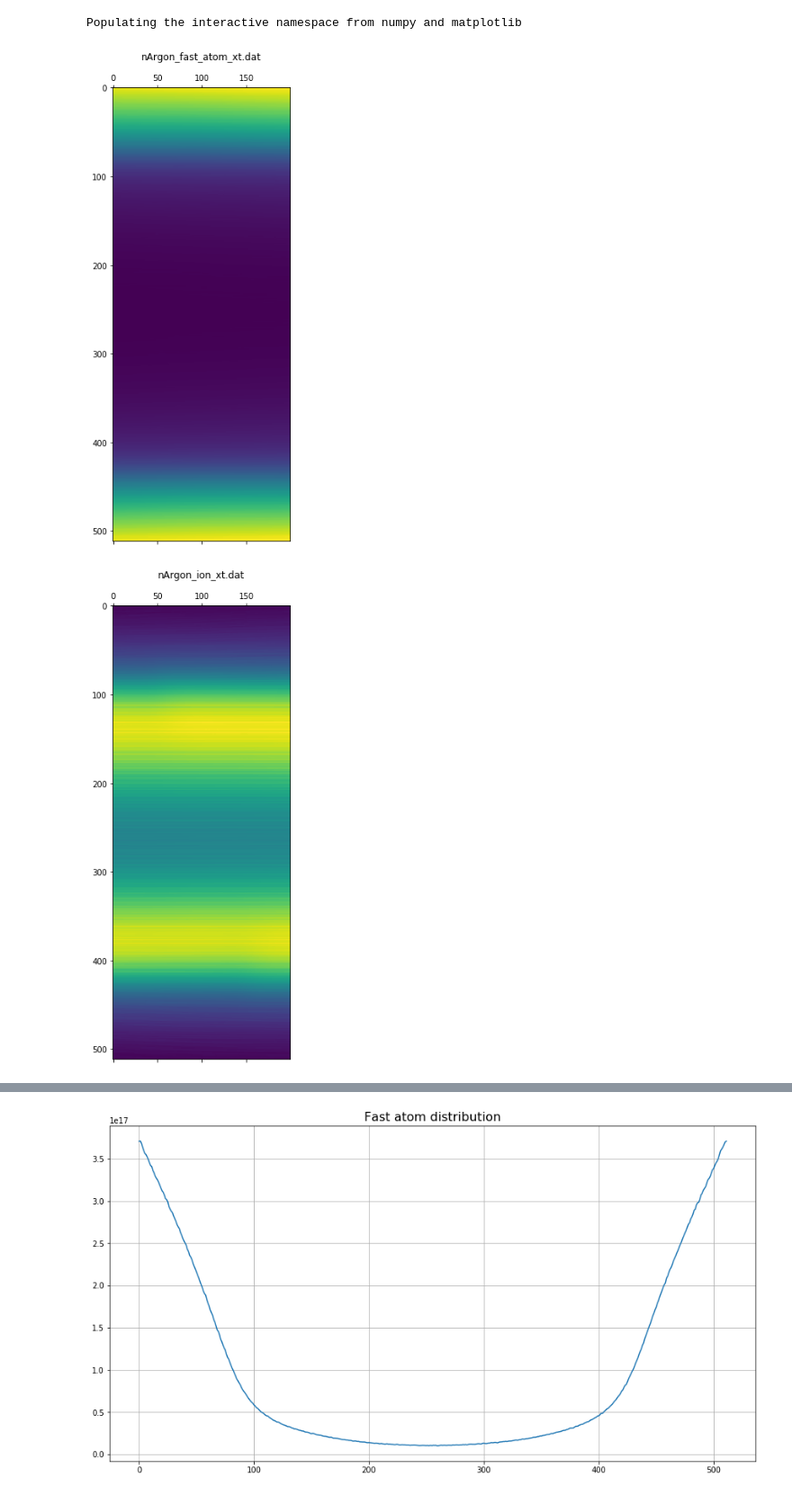
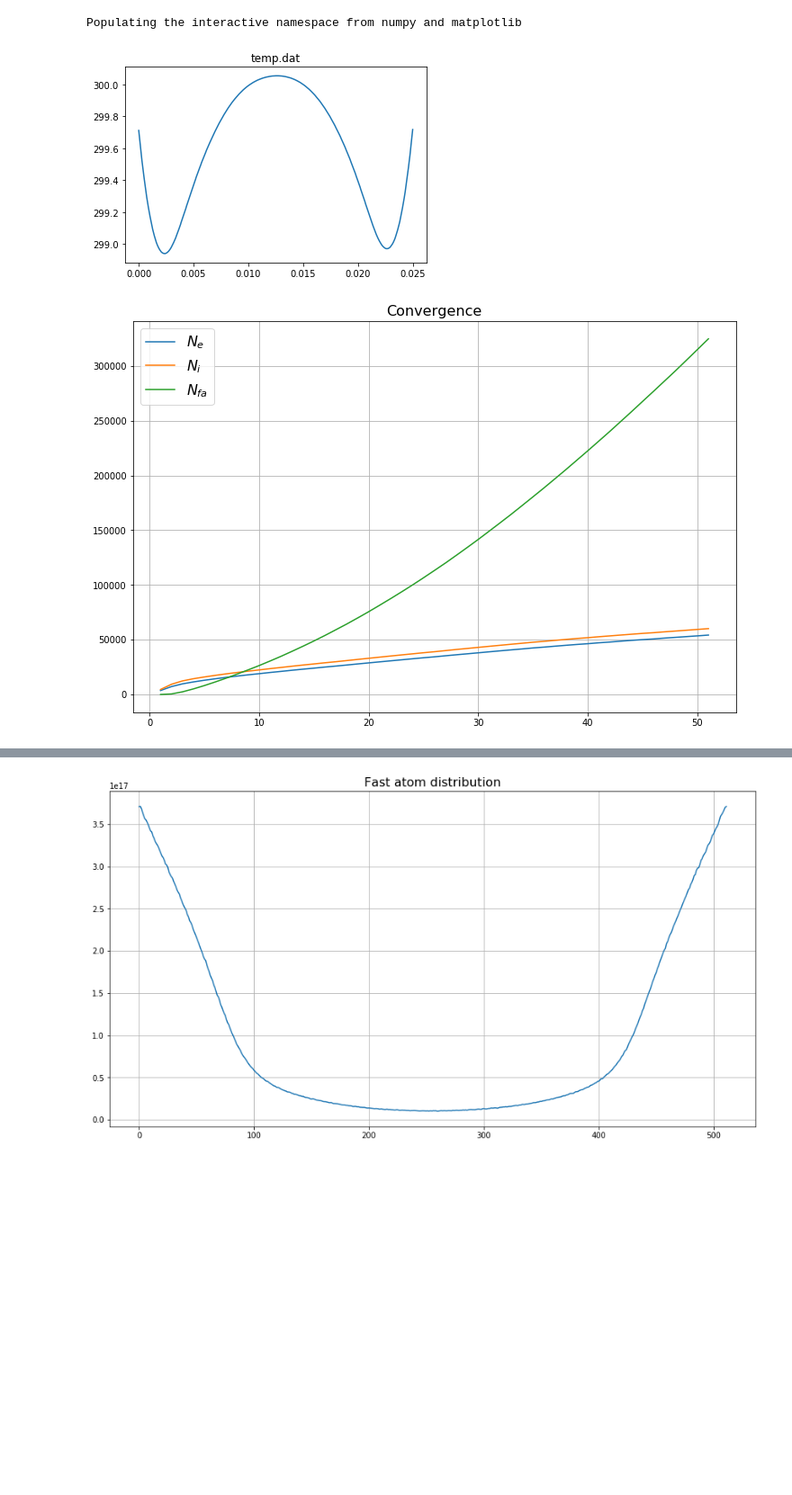
Before and after one commit to maxxik/PICit, a Jupyter notebook: picit.ipynb, the cells around one changed output, grey strips where cells are left out. Shown at 90% size. Cells and saved outputs as stored; diff of their text form; code cells hidden in the pictures; blank space fills up the shorter version.

```diff
--- a/picit.ipynb
+++ b/picit.ipynb
@@ -22,33 +22,38 @@ if mode==0:
     link = "http://plasma.szfki.hu/~guma/PICit/"
     #link = "http://plasma.szfki.hu/~guma/no_temp/previous_runs/10.12./20/outputs/15/"
     if os.path.exists("./plasma.szfki.hu"): shutil.rmtree("./plasma.szfki.hu")
 elif mode==1:
     link = "./eduPIC-main/C/no_temp/"
-
+'''
 fn = "nArgon_fast_atom_xt.dat"
 nfa = loadtxt(link+fn)
 matshow(nfa)
 title(fn)
 
 fn = "nArgon_ion_xt.dat"
 nai = loadtxt(link+fn)
 matshow(nai)
 title(fn)
 
 fn = "nelectron_xt.dat"
 ne = loadtxt(link+fn)
 matshow(ne)
 title(fn)
+'''
+fn = "temp.dat"
+temp = loadtxt(link+fn)
+plot(temp[:,0],temp[:,1])
+title(fn)
 
 conv = loadtxt(link+"conv.dat")
 figure(figsize=(12,8))
 plot(conv[:,0], conv[:,1], label= r"$N_e$")
 plot(conv[:,0], conv[:,2], label= r"$N_i$")
 plot(conv[:,0], conv[:,3], label= r"$N_{fa}$")
 title("Convergence", fontsize=16)
 if (tosave): savefig(saveloc+"conv.png")
 legend(fontsize=16)
 grid()
 # %% [output]
-[figure, old version]
+[figure, new version]
-[figure, old version]
+[figure, new version]
```
Also changed, not shown: parts of 1 cell of this notebook, 4 other files.
